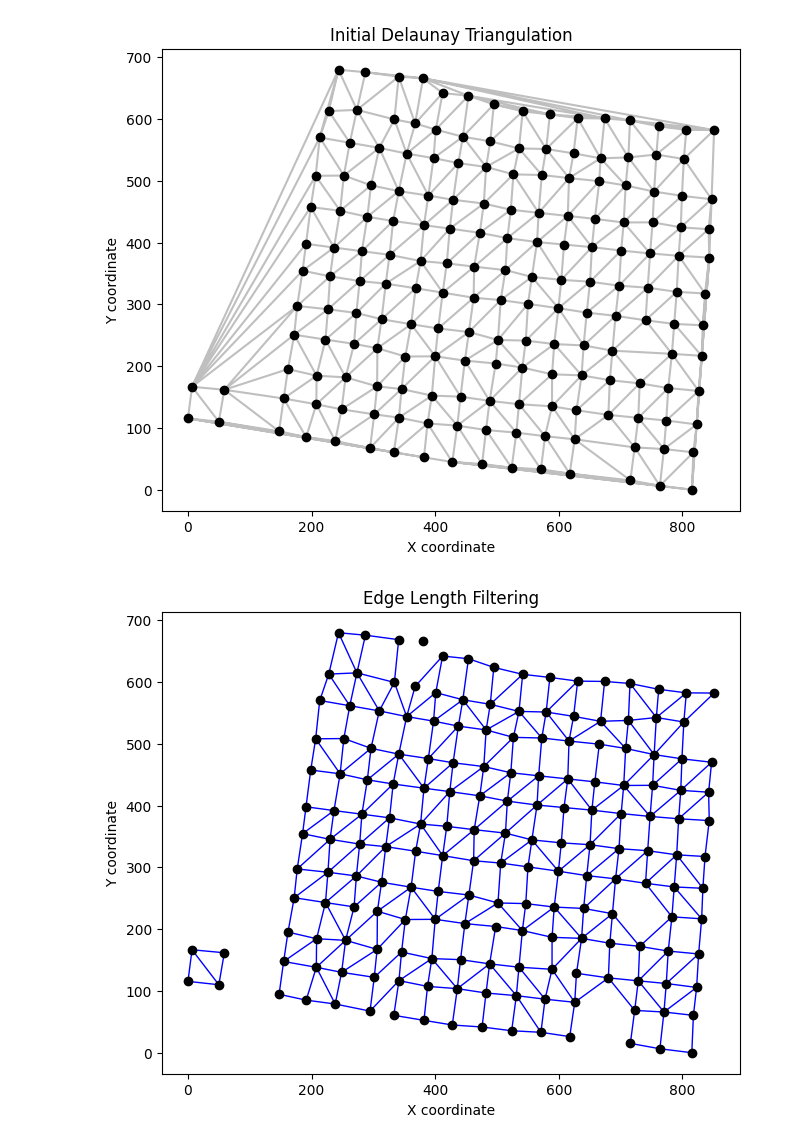
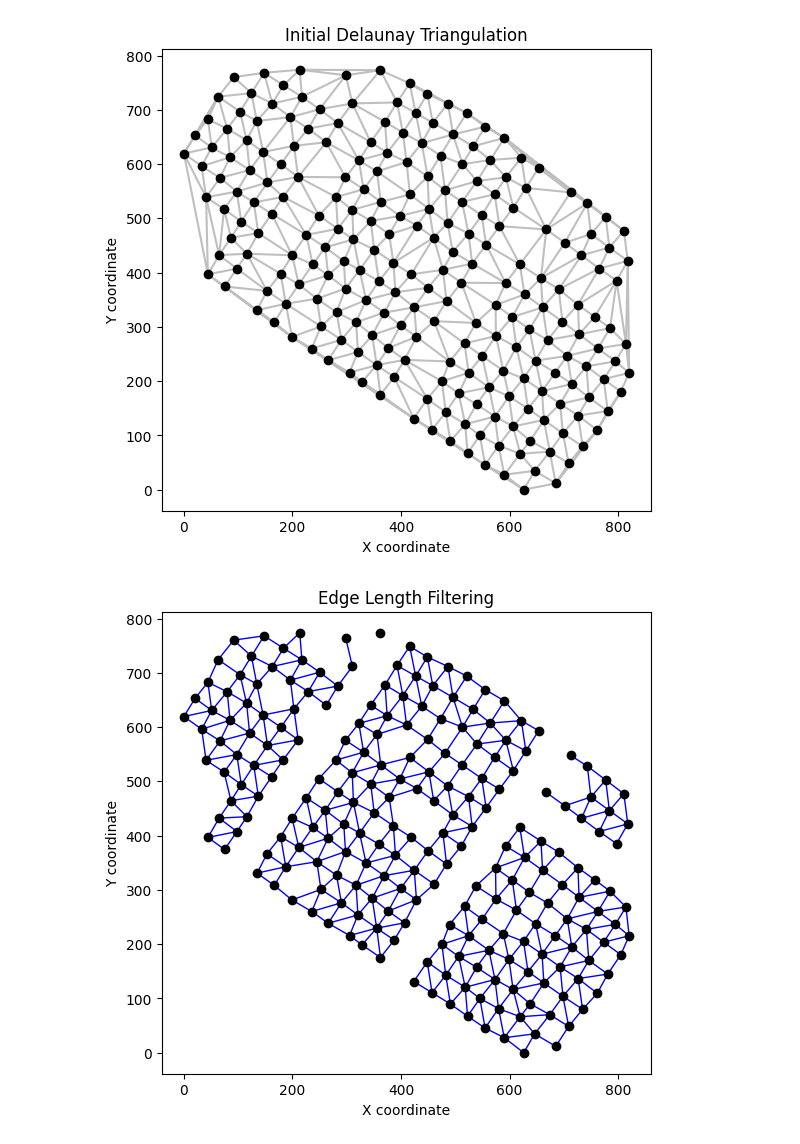
Before and after one commit to aaronge-2020/Microarray-Dearraying, a Jupyter notebook: delaunay_triangle_gridding.ipynb, the cells around one changed output. Saved outputs shown, nothing was run; the diff lists cells and outputs as text; code cells hidden in the pictures.

```diff
--- a/delaunay_triangle_gridding.ipynb
+++ b/delaunay_triangle_gridding.ipynb
@@ -302,35 +343,35 @@ def visualize_traveling_algorithm(coordinates, path):
 # %%
 import pandas as pd
 # Main workflow
-data = pd.read_json('./TMA_WSI_Labels_updated/ABC_107_1_010_1.json')
+data = pd.read_json('./augmented_labels/158867_aug_5.json')
 data = data.to_dict('records')
 
 # Convert the data to the required format if necessary
 cores = data  # Assuming 'data' is already in the correct format
 
 # Perform initial Delaunay triangulation
 # Example usage in the pipeline
 normalized_coordinates = preprocess_cores(data)
 triangulation = Delaunay(normalized_coordinates)
 visualize_delaunay_triangulation(normalized_coordinates, triangulation)
 
 
 all_edges = get_all_edges_from_triangulation(triangulation)
-length_filtered_edges = filter_edges_by_length(all_edges, normalized_coordinates, 1.6)
-angle_filtered_edges = filter_edges_by_angle(length_filtered_edges, normalized_coordinates, tolerance=25)
+length_filtered_edges = filter_edges_by_length(all_edges, normalized_coordinates, 2)
+angle_filtered_edges = filter_edges_by_angle(length_filtered_edges, normalized_coordinates, 25, -35)
 
 # Example usage:
 # Assume `filtered_edges` is a list of tuples (or sets) representing the remaining edges after filtering,
 # `core_to_core_distance` is the average distance between cores,
 # and `delta` is the angular tolerance in degrees for horizontal traversal.
 
 
 # The `rows` variable contains lists of core indices, where each list represents a row in the grid.
 
 visualize_edge_length_filtering(normalized_coordinates, length_filtered_edges)
 visualize_edge_angle_filtering(normalized_coordinates, angle_filtered_edges)
 
 # visualize_traveling_algorithm(normalized_coordinates, path)
 # %% [output]
-[figure, old version]
+[figure, new version]
-[figure, old version]
+[figure, new version]
```
Also changed, not shown: parts of 8 cells of this notebook, 1 other file.
